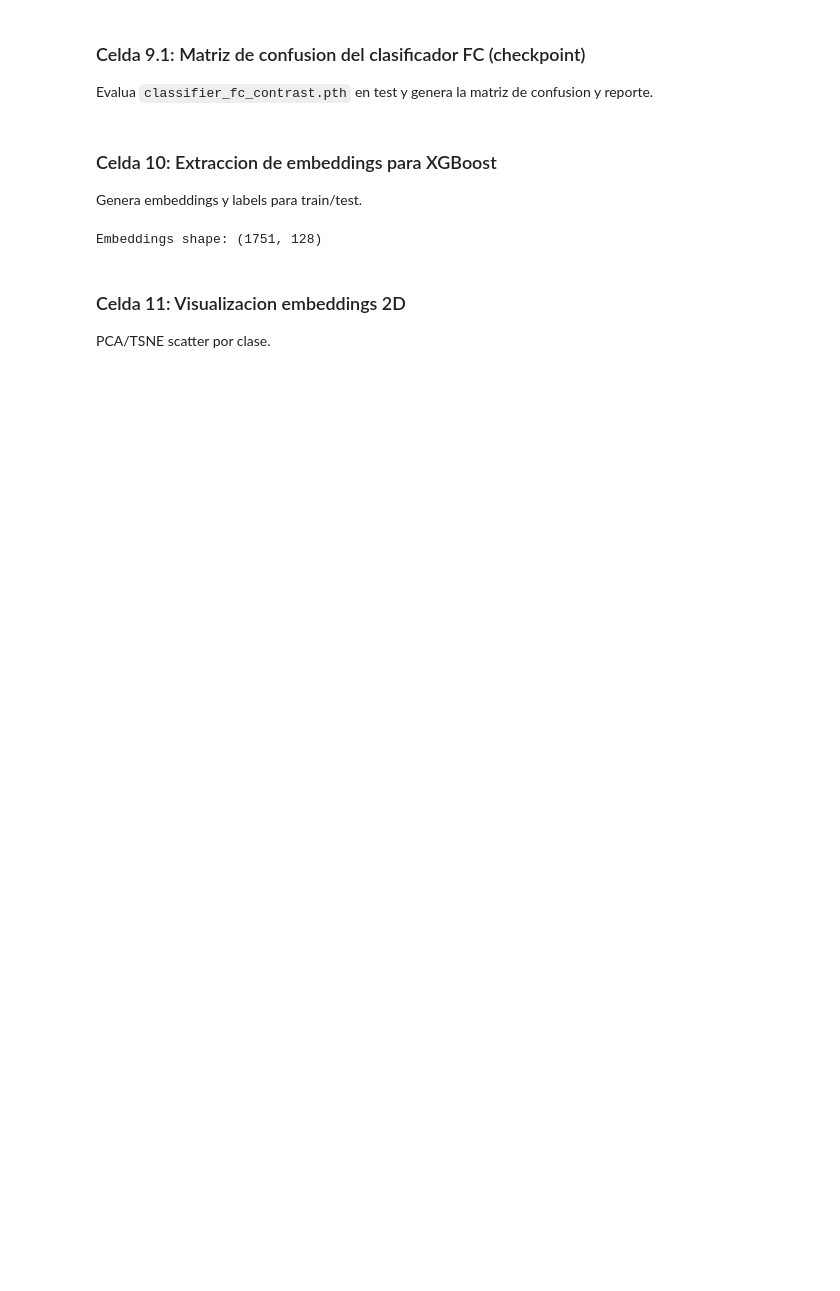
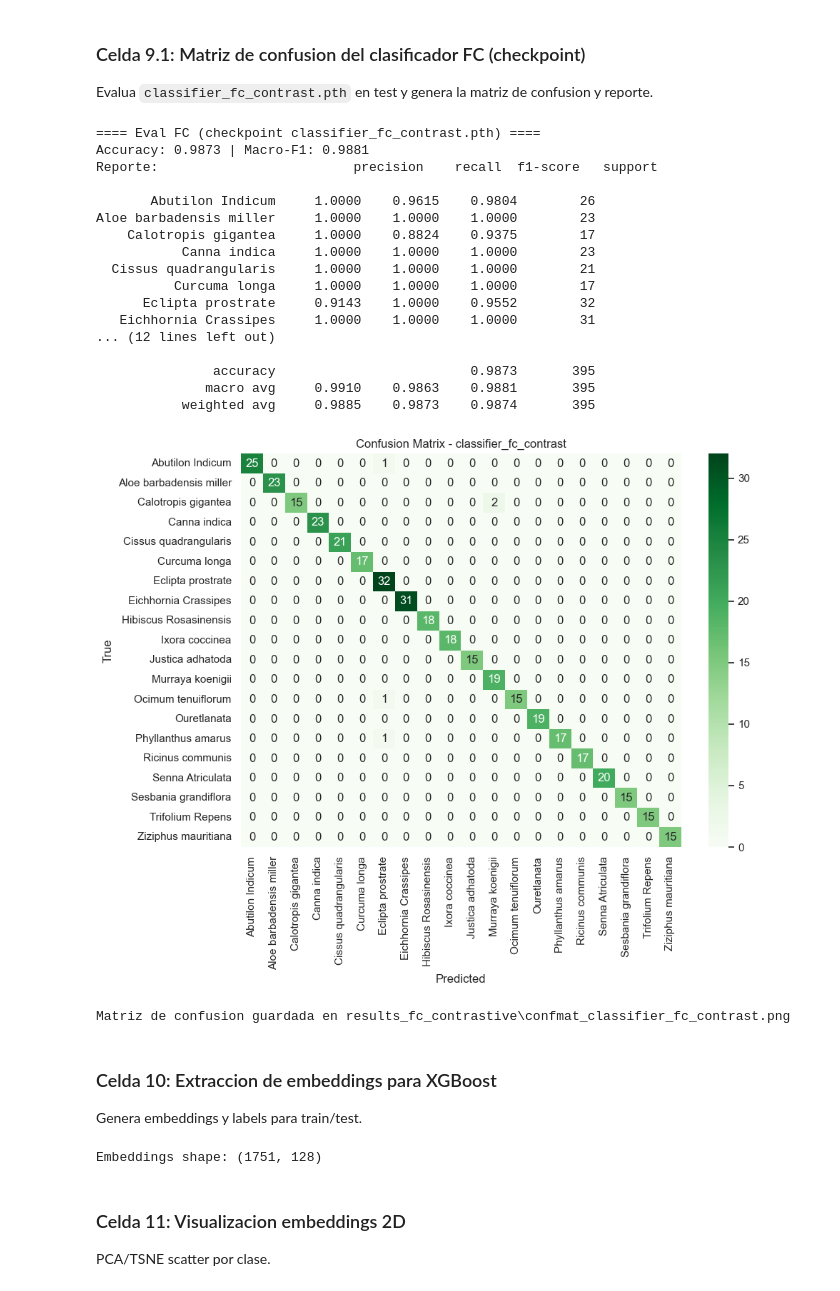
Before and after one commit to mightyssge/deep, a Jupyter notebook: Contastive.ipynb, the cells around one changed output. Drawn from its saved outputs; the diff is of its cells as text; code cells hidden in the pictures; blank space fills up the shorter version.

Commit message:
update: contrastive done

```diff
--- a/Contastive.ipynb
+++ b/Contastive.ipynb
@@ -360,36 +361,54 @@ classifier_eval.eval()
 all_labels, all_preds = [], []
 with torch.no_grad():
     for images, labels in test_loader:
         images = images.to(device)
         labels = labels.to(device)
         outputs = classifier_eval(images)
         preds = outputs.argmax(dim=1)
         all_labels.extend(labels.cpu().numpy())
         all_preds.extend(preds.cpu().numpy())
 
 acc_ckpt = accuracy_score(all_labels, all_preds)
 f1_ckpt = f1_score(all_labels, all_preds, average="macro")
 cm_ckpt = confusion_matrix(all_labels, all_preds)
 report_ckpt = classification_report(all_labels, all_preds, target_names=class_names, digits=4)
 
 print("==== Eval FC (checkpoint classifier_fc_contrast.pth) ====")
 print(f"Accuracy: {acc_ckpt:.4f} | Macro-F1: {f1_ckpt:.4f}")
-print("
-Reporte:
-" + report_ckpt)
+print("Reporte:" + report_ckpt)
 
 plt.figure(figsize=(10, 8))
 sns.heatmap(cm_ckpt, annot=True, fmt="d", cmap="Greens", xticklabels=class_names, yticklabels=class_names)
 plt.xlabel("Predicted")
 plt.ylabel("True")
 plt.title("Confusion Matrix - classifier_fc_contrast")
 confmat_dir = Path("results_fc_contrastive")
 confmat_dir.mkdir(exist_ok=True, parents=True)
 confmat_file = confmat_dir / "confmat_classifier_fc_contrast.png"
 plt.tight_layout()
 plt.savefig(confmat_file, dpi=300)
 plt.show()
 print(f"Matriz de confusion guardada en {confmat_file}")
+# %% [output]
+==== Eval FC (checkpoint classifier_fc_contrast.pth) ====
+Accuracy: 0.9873 | Macro-F1: 0.9881
+Reporte:                         precision    recall  f1-score   support
+
+       Abutilon Indicum     1.0000    0.9615    0.9804        26
+Aloe barbadensis miller     1.0000    1.0000    1.0000        23
+    Calotropis gigantea     1.0000    0.8824    0.9375        17
+           Canna indica     1.0000    1.0000    1.0000        23
+  Cissus quadrangularis     1.0000    1.0000    1.0000        21
+          Curcuma longa     1.0000    1.0000    1.0000        17
+      Eclipta prostrate     0.9143    1.0000    0.9552        32
+   Eichhornia Crassipes     1.0000    1.0000    1.0000        31
+... (12 lines left out)
+
+               accuracy                         0.9873       395
+              macro avg     0.9910    0.9863    0.9881       395
+           weighted avg     0.9885    0.9873    0.9874       395
+[figure, added]
+Matriz de confusion guardada en results_fc_contrastive\confmat_classifier_fc_contrast.png
 # %% [markdown]
 ### Celda 10: Extraccion de embeddings para XGBoost
 Genera embeddings y labels para train/test.
```
Also changed, not shown: parts of 13 cells of this notebook, 5 other files.
